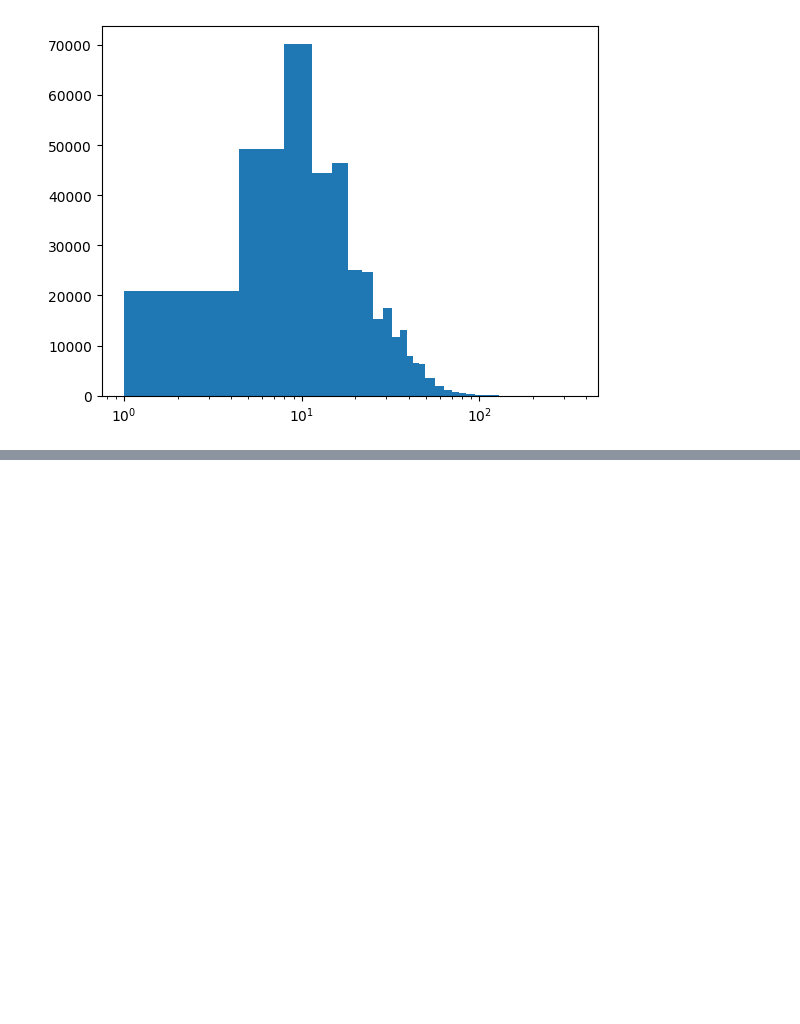
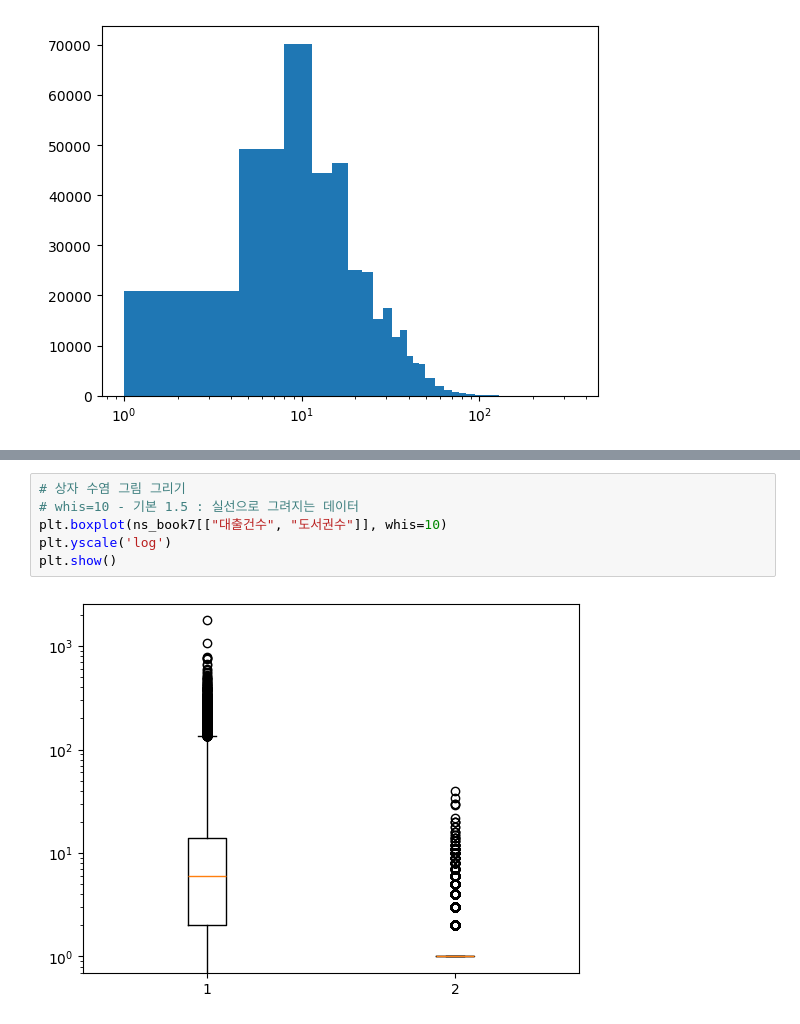
Before and after one commit to seha111111/data_anal, a Jupyter notebook: ch04.ipynb, the cells around one changed output, grey strips where cells are left out. Cells and saved outputs as stored; diff of their text form; blank space fills up the shorter version.

```diff
--- a/ch04.ipynb
+++ b/ch04.ipynb
@@ -362,0 +378,8 @@ plt.show()
+# %%
+# 상자 수염 그림 그리기
+# whis=10 - 기본 1.5 : 실선으로 그려지는 데이터
+plt.boxplot(ns_book7[["대출건수", "도서권수"]], whis=10)
+plt.yscale('log')
+plt.show()
+# %% [output]
+[figure, added]
```
Also changed, not shown: parts of 3 cells of this notebook.
